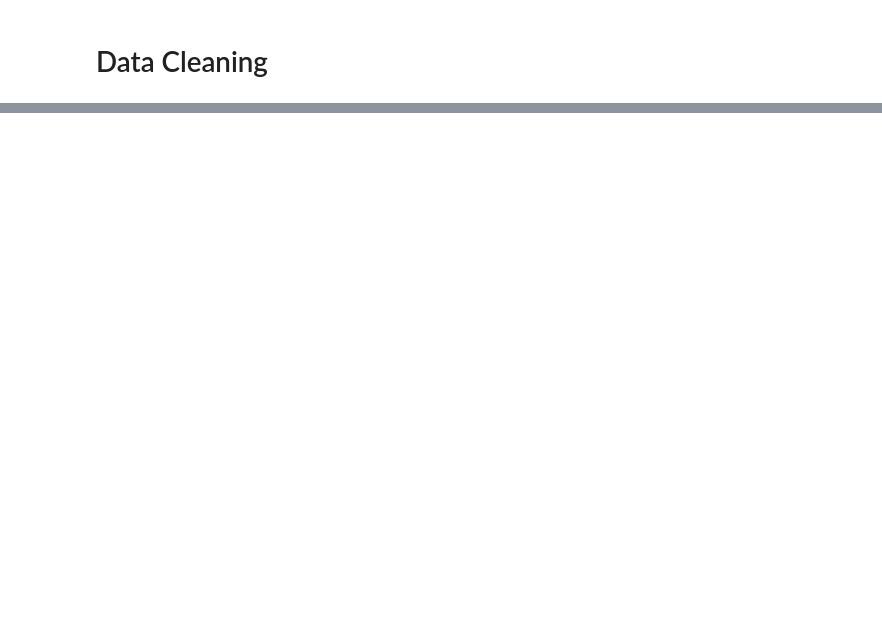
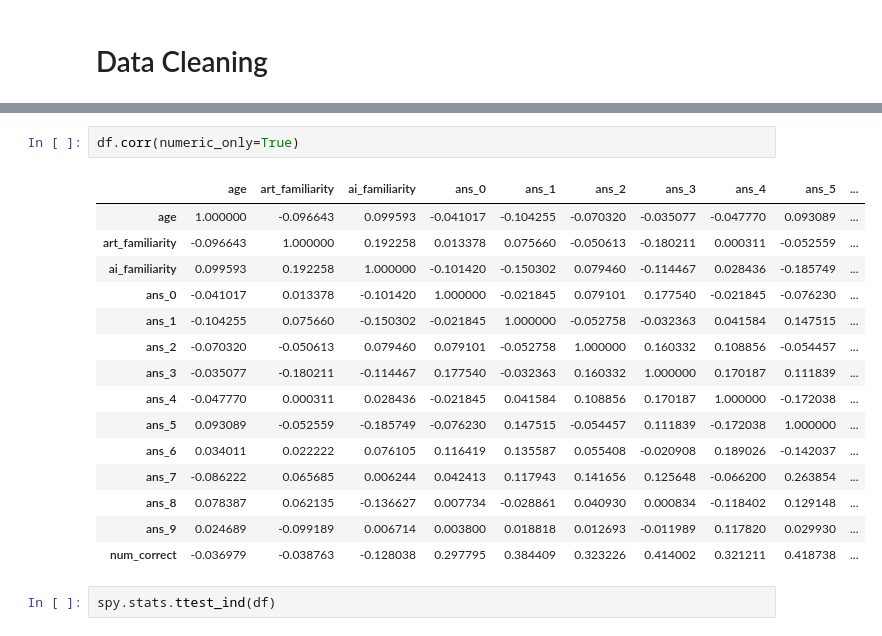
Before and after one commit to Dante1DC/Finding_AI_Registry_Test, a Jupyter notebook: Analysis/analysis.ipynb, the cells around one changed output, grey strips where cells are left out. Cells and saved outputs as stored; diff of their text form; blank space fills up the shorter version.

```diff
--- a/Analysis/analysis.ipynb
+++ b/Analysis/analysis.ipynb
@@ -60,0 +113,20 @@ Current df struct:
+# %%
+df.corr(numeric_only=True)
+# %% [output]
+|  | age | art_familiarity | ai_familiarity | ans_0 | ans_1 | ans_2 | ans_3 | ans_4 | ans_5 | ... |
+| age | 1.000000 | -0.096643 | 0.099593 | -0.041017 | -0.104255 | -0.070320 | -0.035077 | -0.047770 | 0.093089 | ... |
+| art_familiarity | -0.096643 | 1.000000 | 0.192258 | 0.013378 | 0.075660 | -0.050613 | -0.180211 | 0.000311 | -0.052559 | ... |
+| ai_familiarity | 0.099593 | 0.192258 | 1.000000 | -0.101420 | -0.150302 | 0.079460 | -0.114467 | 0.028436 | -0.185749 | ... |
+| ans_0 | -0.041017 | 0.013378 | -0.101420 | 1.000000 | -0.021845 | 0.079101 | 0.177540 | -0.021845 | -0.076230 | ... |
+| ans_1 | -0.104255 | 0.075660 | -0.150302 | -0.021845 | 1.000000 | -0.052758 | -0.032363 | 0.041584 | 0.147515 | ... |
+| ans_2 | -0.070320 | -0.050613 | 0.079460 | 0.079101 | -0.052758 | 1.000000 | 0.160332 | 0.108856 | -0.054457 | ... |
+| ans_3 | -0.035077 | -0.180211 | -0.114467 | 0.177540 | -0.032363 | 0.160332 | 1.000000 | 0.170187 | 0.111839 | ... |
+| ans_4 | -0.047770 | 0.000311 | 0.028436 | -0.021845 | 0.041584 | 0.108856 | 0.170187 | 1.000000 | -0.172038 | ... |
+| ans_5 | 0.093089 | -0.052559 | -0.185749 | -0.076230 | 0.147515 | -0.054457 | 0.111839 | -0.172038 | 1.000000 | ... |
+| ans_6 | 0.034011 | 0.022222 | 0.076105 | 0.116419 | 0.135587 | 0.055408 | -0.020908 | 0.189026 | -0.142037 | ... |
+| ans_7 | -0.086222 | 0.065685 | 0.006244 | 0.042413 | 0.117943 | 0.141656 | 0.125648 | -0.066200 | 0.263854 | ... |
+| ans_8 | 0.078387 | 0.062135 | -0.136627 | 0.007734 | -0.028861 | 0.040930 | 0.000834 | -0.118402 | 0.129148 | ... |
+| ans_9 | 0.024689 | -0.099189 | 0.006714 | 0.003800 | 0.018818 | 0.012693 | -0.011989 | 0.117820 | 0.029930 | ... |
+| num_correct | -0.036979 | -0.038763 | -0.128038 | 0.297795 | 0.384409 | 0.323226 | 0.414002 | 0.321211 | 0.418738 | ... |
+# %%
+spy.stats.ttest_ind(df)
```
Also changed, not shown: parts of 5 cells of this notebook, 1 other file.
